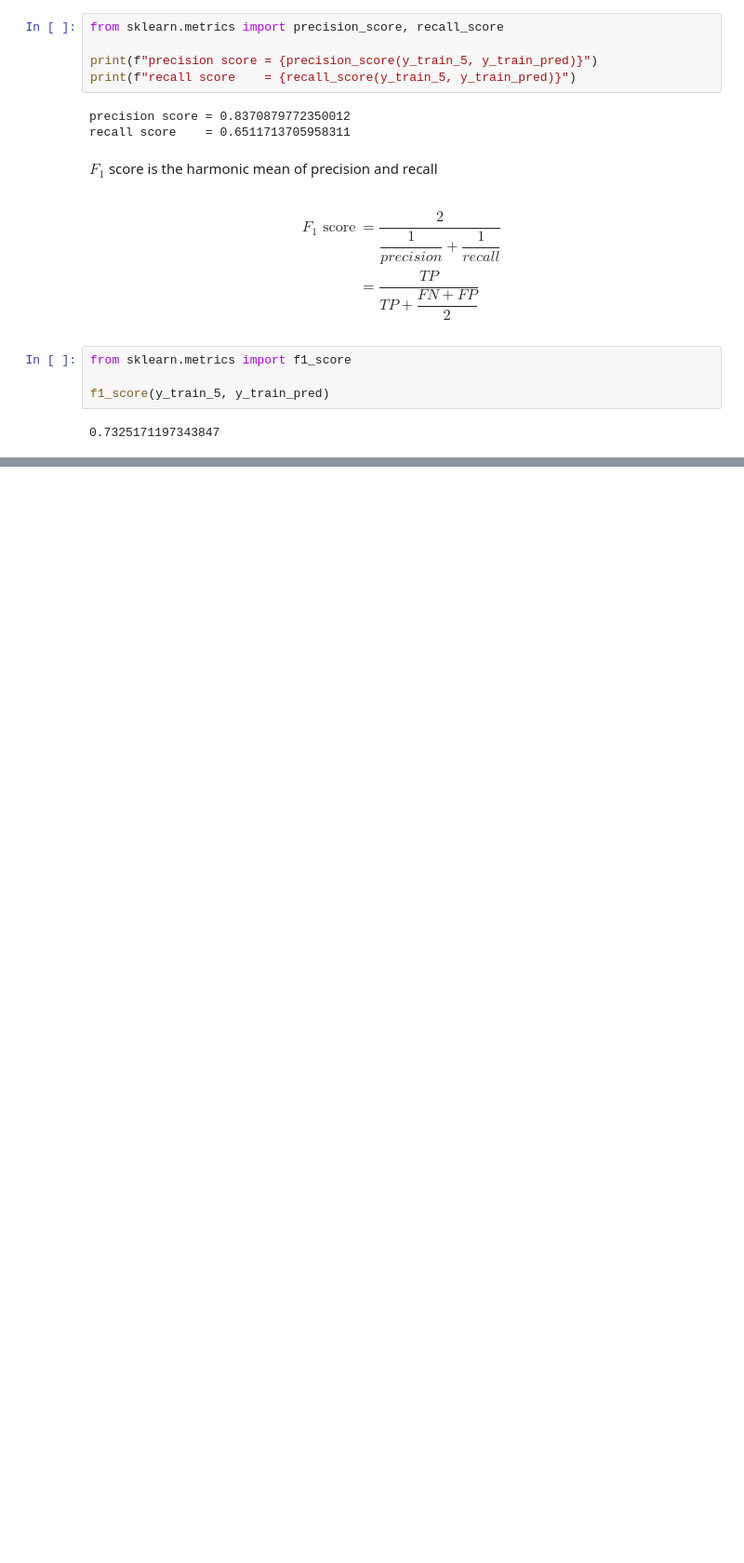
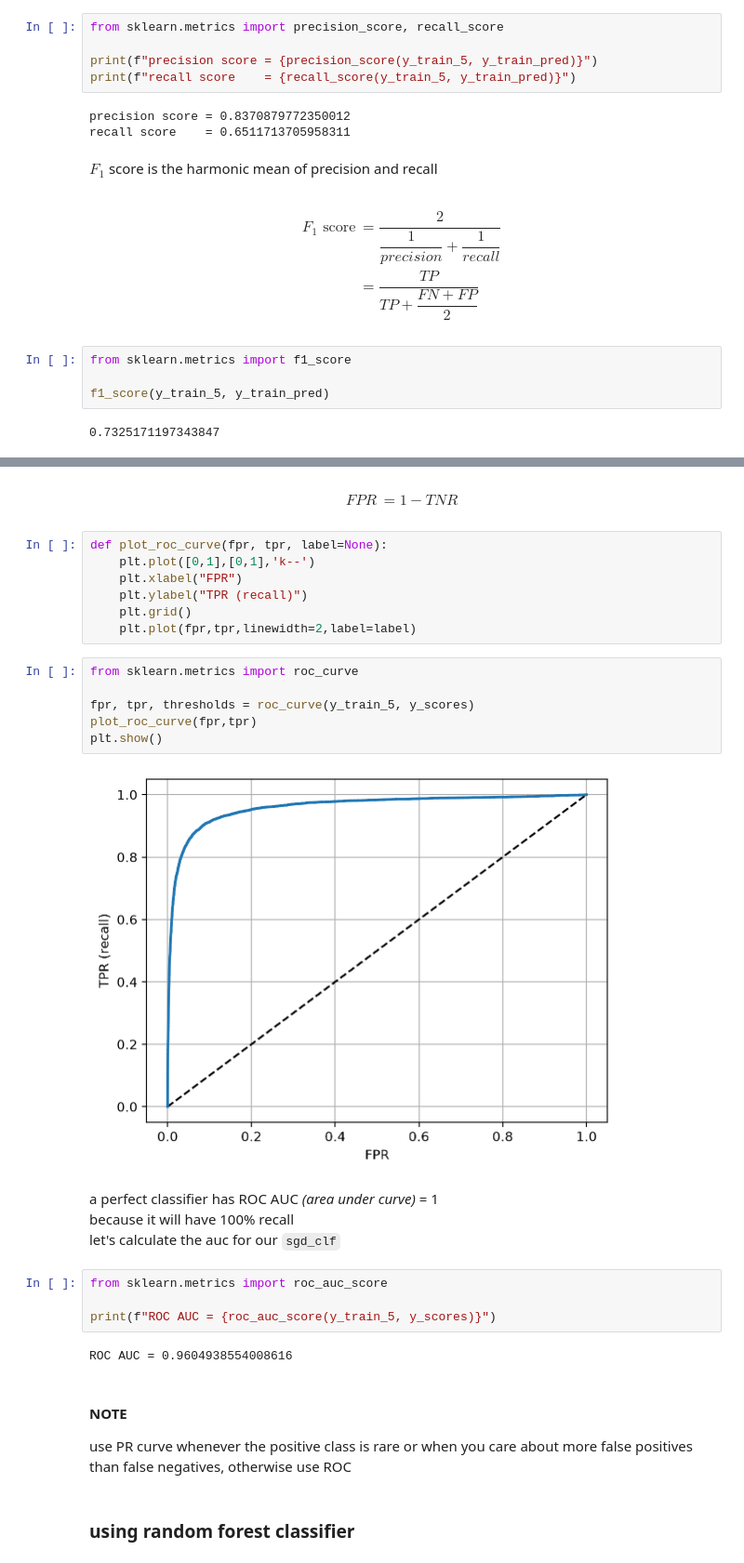
Before and after one commit to Anand-Ramdas-Kale/learning-basics, a Jupyter notebook: et/ch_3_classification_homl.ipynb, the cells around one changed output, grey strips where cells are left out. Shown at 93% size. Saved outputs shown, nothing was run; the diff lists cells and outputs as text; blank space fills up the shorter version.

```diff
--- a/et/ch_3_classification_homl.ipynb
+++ b/et/ch_3_classification_homl.ipynb
@@ -200,0 +240,37 @@ for i in indices:
+# %% [markdown]
+$$
+\begin{align*}
+FPR&=1-TNR
+\end{align*}
+$$
+# %%
+def plot_roc_curve(fpr, tpr, label=None):
+    plt.plot([0,1],[0,1],'k--')
+    plt.xlabel("FPR")
+    plt.ylabel("TPR (recall)")
+    plt.grid()
+    plt.plot(fpr,tpr,linewidth=2,label=label)
+# %%
+from sklearn.metrics import roc_curve
+
+fpr, tpr, thresholds = roc_curve(y_train_5, y_scores)
+plot_roc_curve(fpr,tpr)
+plt.show()
+# %% [output]
+[figure, added]
+# %% [markdown]
+a perfect classifier has ROC AUC *(area under curve)* = 1
+because it will have 100% recall
+let's calculate the auc for our `sgd_clf`
+# %%
+from sklearn.metrics import roc_auc_score
+
+print(f"ROC AUC = {roc_auc_score(y_train_5, y_scores)}")
+# %% [output]
+ROC AUC = 0.9604938554008616
+# %% [markdown]
+#### NOTE
+
+use PR curve whenever the positive class is rare or when you care about more false positives than false negatives, otherwise use ROC
+# %% [markdown]
+### using random forest classifier
```
Also changed, not shown: parts of 25 cells of this notebook.
